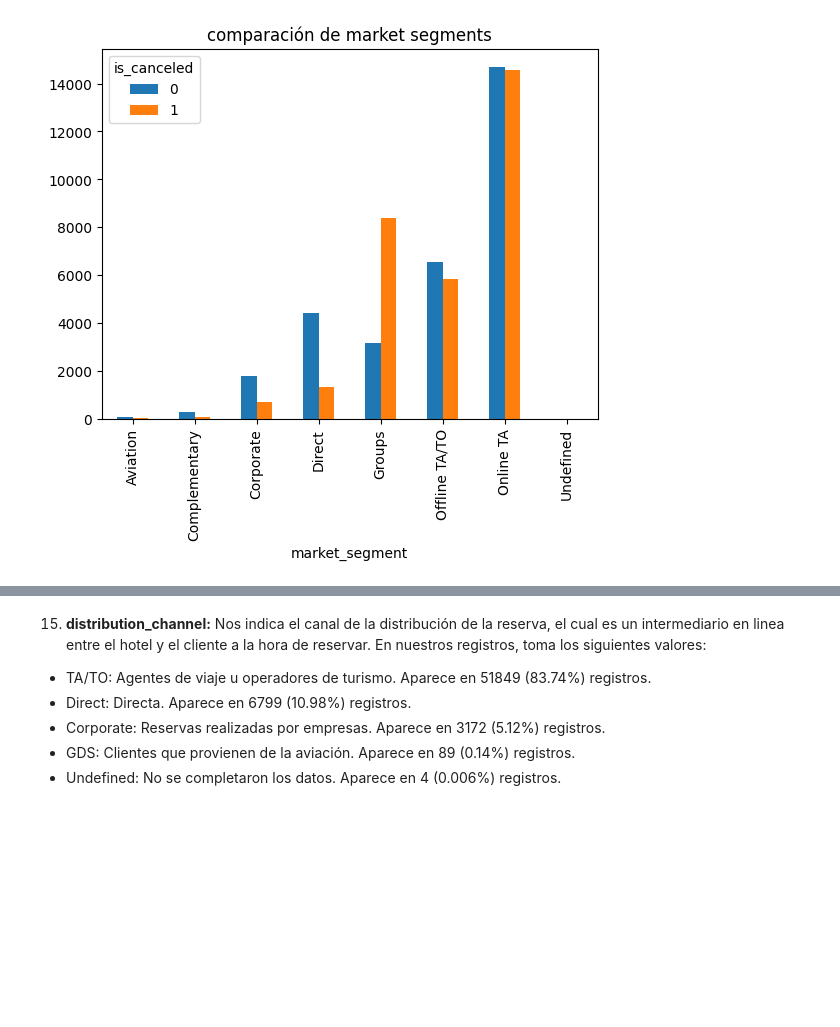
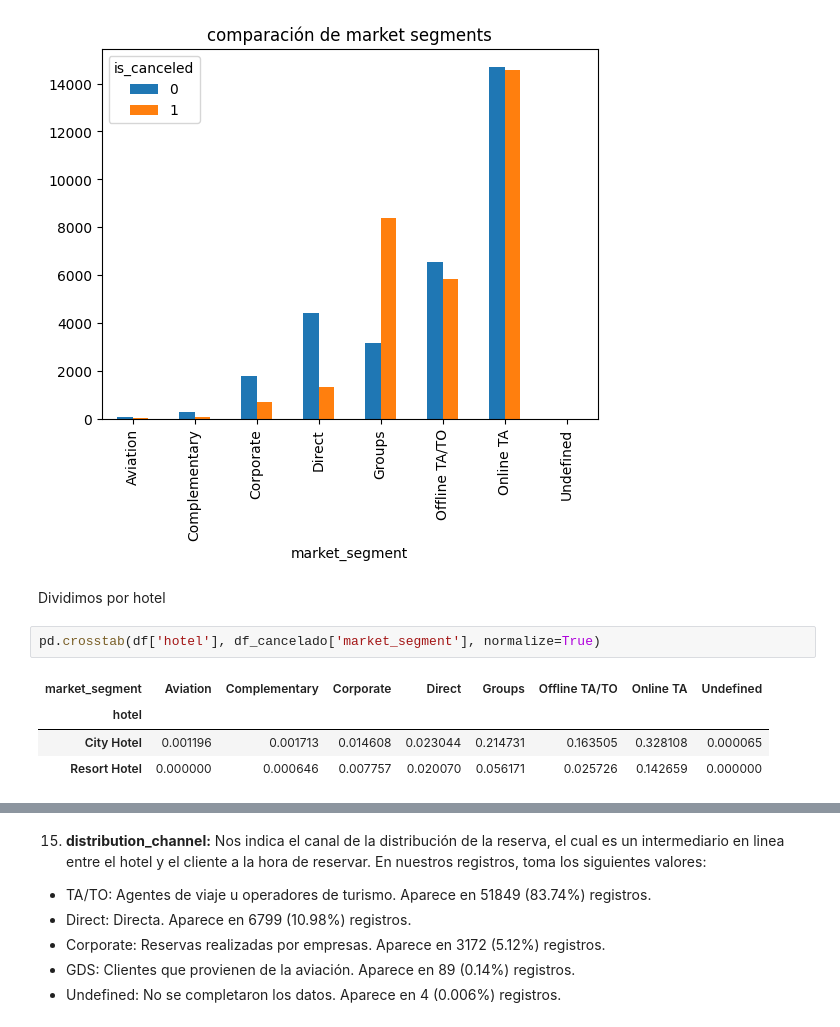
Before and after one commit to LuchoLorenzo1/7506R-1C2023-GRUPO19, a Jupyter notebook: checkpoint1/7506R_TP1_GRUPO19_CH1_ENTREGA.ipynb, the cells around one changed output, grey strips where cells are left out. Saved outputs shown, nothing was run; the diff lists cells and outputs as text; blank space fills up the shorter version.

```diff
--- a/checkpoint1/7506R_TP1_GRUPO19_CH1_ENTREGA.ipynb
+++ b/checkpoint1/7506R_TP1_GRUPO19_CH1_ENTREGA.ipynb
@@ -448,3 +448,12 @@ plt.title("comparación de market segments")
 # %% [output]
 Text(0.5, 1.0, 'comparación de market segments')
 [figure]
+# %% [markdown]
+Dividimos por hotel
+# %%
+pd.crosstab(df['hotel'], df_cancelado['market_segment'], normalize=True)
+# %% [output]
+| market_segment | Aviation | Complementary | Corporate | Direct | Groups | Offline TA/TO | Online TA | Undefined |
+| hotel |  |  |  |  |  |  |  |  |
+| City Hotel | 0.001196 | 0.001713 | 0.014608 | 0.023044 | 0.214731 | 0.163505 | 0.328108 | 0.000065 |
+| Resort Hotel | 0.000000 | 0.000646 | 0.007757 | 0.020070 | 0.056171 | 0.025726 | 0.142659 | 0.000000 |
```
Also changed, not shown: parts of 18 cells of this notebook.
